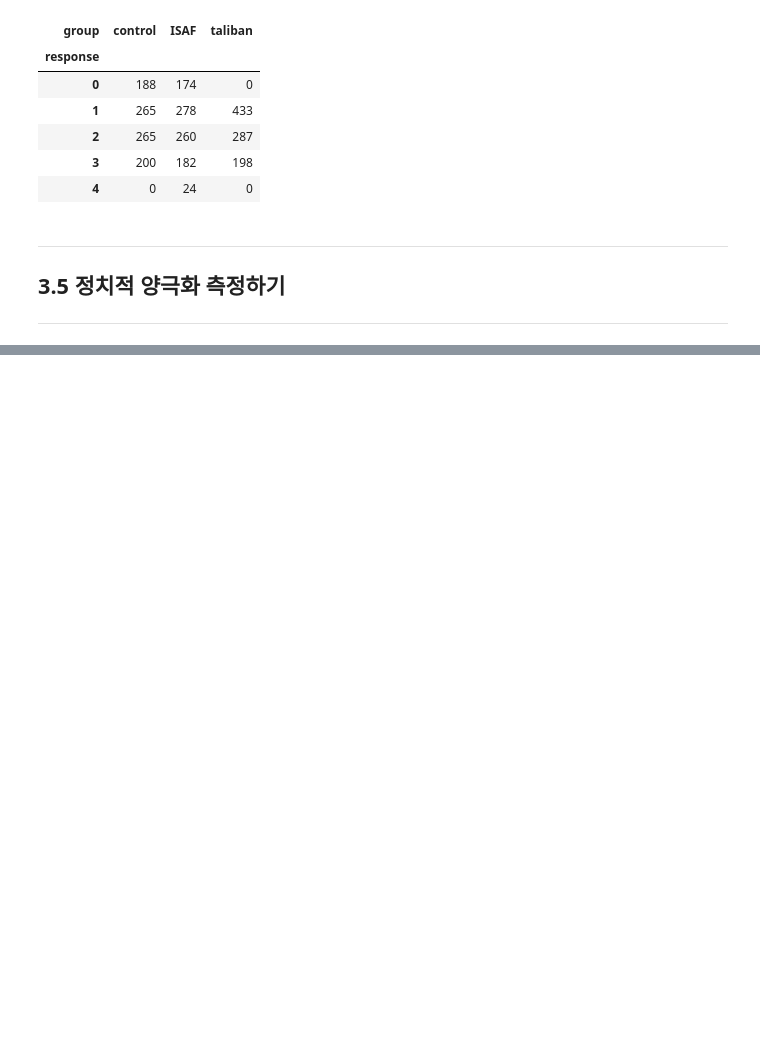
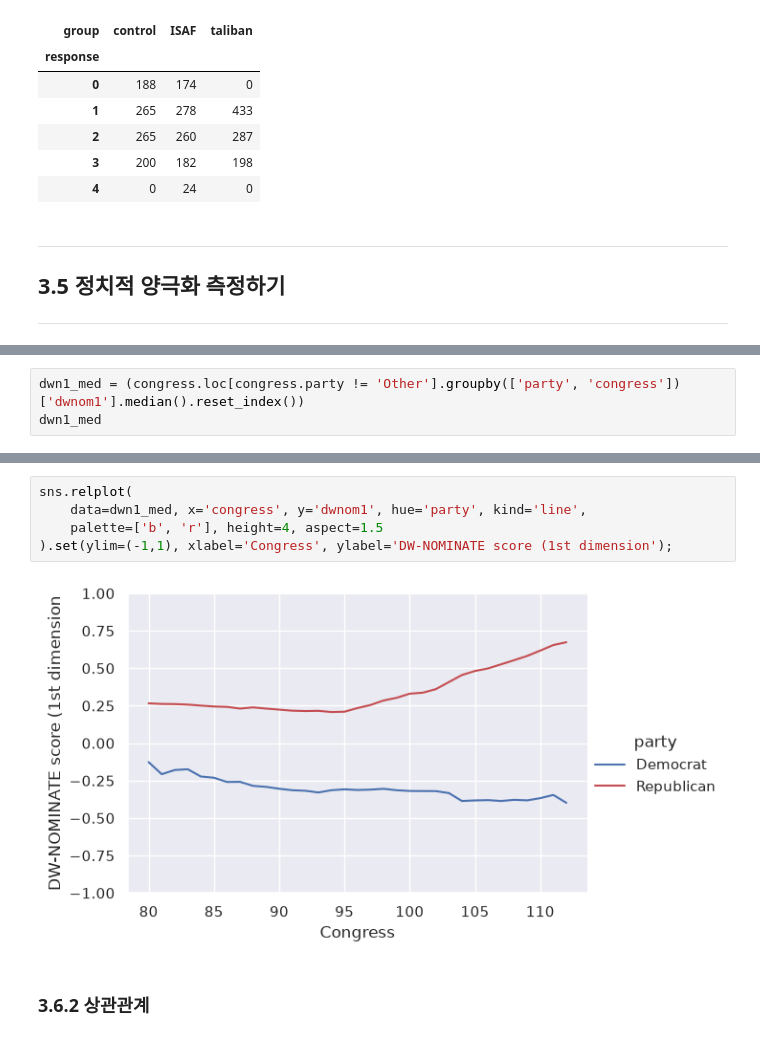
Before and after one commit to lee-data-socio/studies, a Jupyter notebook: qss/ch03_MEASUREMENT.ipynb, the cells around one changed output, grey strips where cells are left out. Drawn from its saved outputs; the diff is of its cells as text; blank space fills up the shorter version.

```diff
--- a/qss/ch03_MEASUREMENT.ipynb
+++ b/qss/ch03_MEASUREMENT.ipynb
@@ -345,0 +408,3 @@ pd.crosstab(afghan['list.response'], afghan['list.group'],
+# %%
+dwn1_med = (congress.loc[congress.party != 'Other'].groupby(['party', 'congress'])['dwnom1'].median().reset_index())
+dwn1_med
@@ -345,0 +425,9 @@ pd.crosstab(afghan['list.response'], afghan['list.group'],
+# %%
+sns.relplot(
+    data=dwn1_med, x='congress', y='dwnom1', hue='party', kind='line',
+    palette=['b', 'r'], height=4, aspect=1.5
+).set(ylim=(-1,1), xlabel='Congress', ylabel='DW-NOMINATE score (1st dimension');
+# %% [output]
+[figure, added]
+# %% [markdown]
+### 3.6.2 상관관계
```
Also changed, not shown: parts of 95 cells of this notebook, 4 other files.
